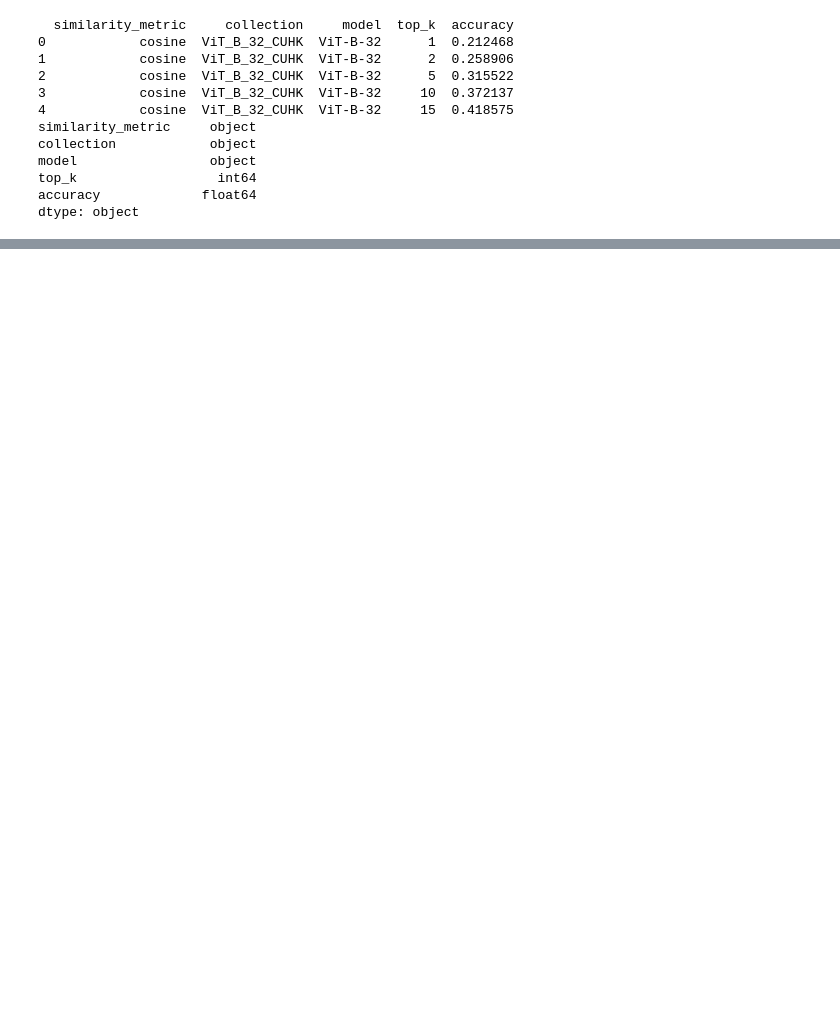
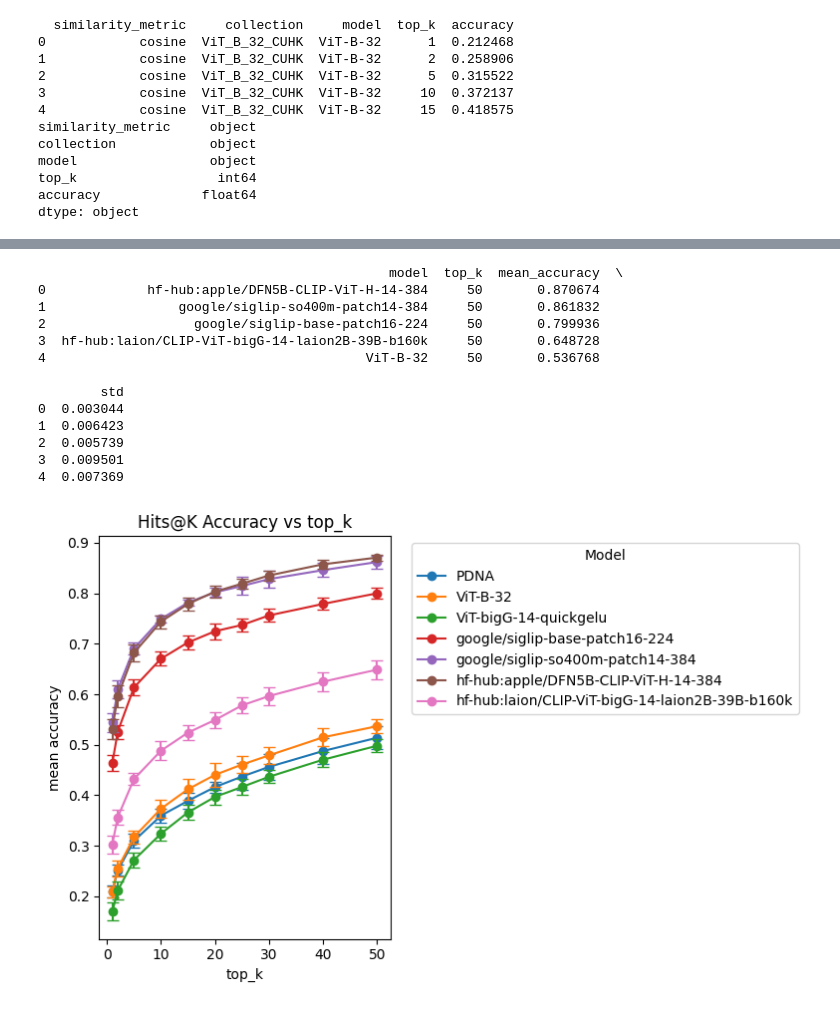
Before and after one commit to UMass-Rescue/RescueCLIP, a Jupyter notebook: scripts/graphing.ipynb, the cells around one changed output, grey strips where cells are left out. Drawn from its saved outputs; the diff is of its cells as text; code cells hidden in the pictures; blank space fills up the shorter version.

Commit message:
add more models

```diff
--- a/scripts/graphing.ipynb
+++ b/scripts/graphing.ipynb
@@ -61,0 +63,59 @@ grouped
+# %%
+grouped = df.groupby([ "model", "top_k"])["accuracy"].agg(
+    mean_accuracy=("mean"), std=("std")
+)
+grouped = grouped.sort_values(by=[ "top_k", "mean_accuracy"], ascending=False)  # type: ignore
+grouped = grouped.reset_index()
+print(grouped.head())
+df_ = grouped
+
+# Create the plot
+fig, ax = plt.subplots(figsize=(8, 5))
+
+# Group by model and plot each with a different color
+for model, group in df_.groupby("model"):
+    # Ensure the group is sorted by top_k
+    group_sorted = group.sort_values("top_k")
+    line, = ax.plot(group_sorted["top_k"], group_sorted["mean_accuracy"], marker='o', label=model)
+    # Optionally, include error bars for std deviation:
+    # ax.errorbar(
+    #     group_sorted["top_k"],
+    #     group_sorted["mean_accuracy"],
+    #     yerr=group_sorted["std"],
+    #     fmt='none',
+    #     capsize=4,
+    #     color=ax.lines[-1].get_color()
+    # )
+    # Plot error bars corresponding to the 95% confidence interval
+    ci = 1.96 * group_sorted["std"]
+    ax.errorbar(
+        group_sorted["top_k"],
+        group_sorted["mean_accuracy"],
+        yerr=ci,
+        fmt='none',
+        capsize=4,
+        color=line.get_color()
+    )
+
+# Set axis labels and legend
+ax.set_xlabel("top_k")
+ax.set_ylabel("mean accuracy")
+ax.set_title("Hits@K Accuracy vs top_k")
+ax.legend(title="Model", bbox_to_anchor=(1.05, 1), loc='upper left')
+plt.tight_layout()
+plt.show()
+# %% [output]
+                                             model  top_k  mean_accuracy  \
+0             hf-hub:apple/DFN5B-CLIP-ViT-H-14-384     50       0.870674
+1                 google/siglip-so400m-patch14-384     50       0.861832
+2                   google/siglip-base-patch16-224     50       0.799936
+3  hf-hub:laion/CLIP-ViT-bigG-14-laion2B-39B-b160k     50       0.648728
+4                                         ViT-B-32     50       0.536768
+
+        std
+0  0.003044
+1  0.006423
+2  0.005739
+3  0.009501
+4  0.007369
+[figure, added]
```
Also changed, not shown: parts of 3 cells of this notebook, 3 other files.
